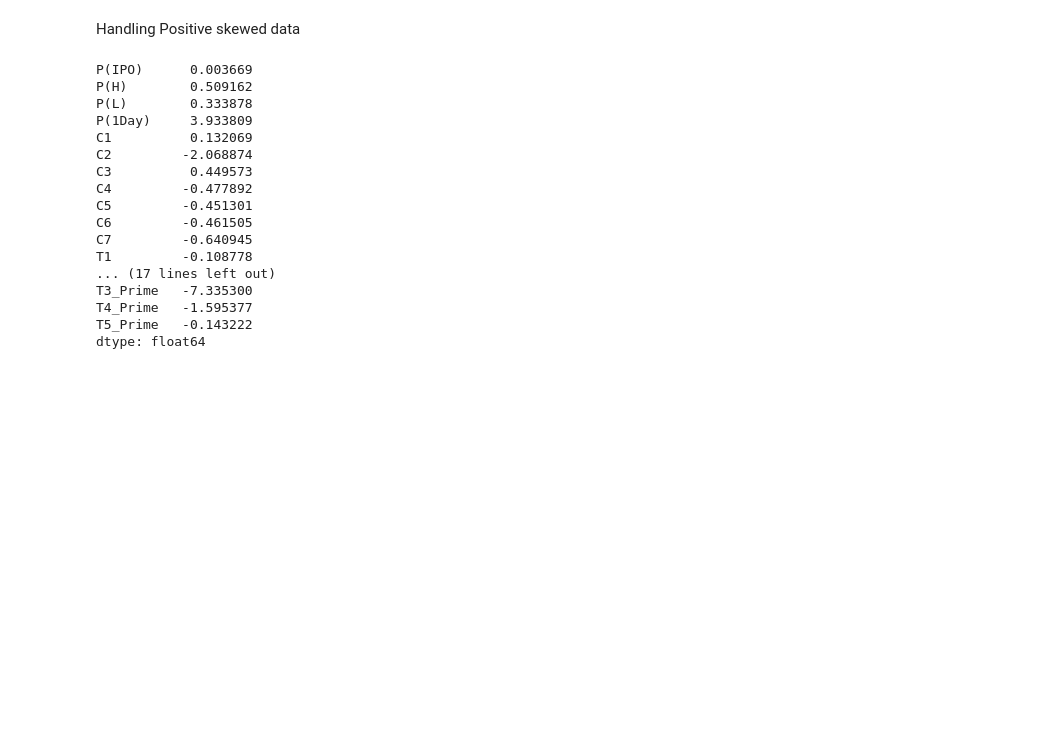
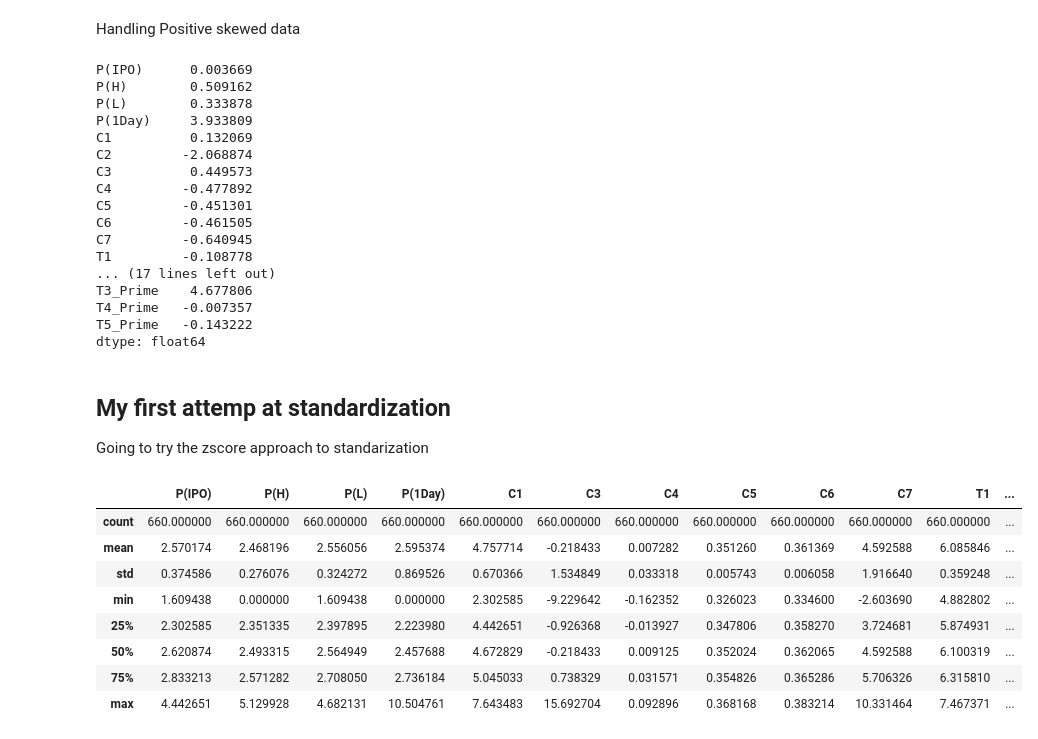
Before and after one commit to BA545-SP2019/2019-competition1-krb, a Jupyter notebook: main_brian2.ipynb, the cells around one changed output. Cells and saved outputs as stored; diff of their text form; code cells hidden in the pictures; blank space fills up the shorter version.

```diff
--- a/main_brian2.ipynb
+++ b/main_brian2.ipynb
@@ -379,6 +379,10 @@ for col in over_log:
 
 df['T4'] = np.sqrt(df['T4'])
 
+neg_skew = ['T3_Prime', 'T4_Prime']
+
+for col in neg_skew:
+    df[col]=df[col]**2
 
 df.skew()
 # %% [output]
@@ -395,7 +399,22 @@ C6         -0.461505
 C7         -0.640945
 T1         -0.108778
 ... (17 lines left out)
-T3_Prime   -7.335300
-T4_Prime   -1.595377
+T3_Prime    4.677806
+T4_Prime   -0.007357
 T5_Prime   -0.143222
 dtype: float64
+# %% [markdown]
+## My first attemp at standardization
+Going to try the zscore approach to standarization
+# %%
+df.describe()
+# %% [output]
+|  | P(IPO) | P(H) | P(L) | P(1Day) | C1 | C3 | C4 | C5 | C6 | C7 | T1 | ... |
+| count | 660.000000 | 660.000000 | 660.000000 | 660.000000 | 660.000000 | 660.000000 | 660.000000 | 660.000000 | 660.000000 | 660.000000 | 660.000000 | ... |
+| mean | 2.570174 | 2.468196 | 2.556056 | 2.595374 | 4.757714 | -0.218433 | 0.007282 | 0.351260 | 0.361369 | 4.592588 | 6.085846 | ... |
+| std | 0.374586 | 0.276076 | 0.324272 | 0.869526 | 0.670366 | 1.534849 | 0.033318 | 0.005743 | 0.006058 | 1.916640 | 0.359248 | ... |
+| min | 1.609438 | 0.000000 | 1.609438 | 0.000000 | 2.302585 | -9.229642 | -0.162352 | 0.326023 | 0.334600 | -2.603690 | 4.882802 | ... |
+| 25% | 2.302585 | 2.351335 | 2.397895 | 2.223980 | 4.442651 | -0.926368 | -0.013927 | 0.347806 | 0.358270 | 3.724681 | 5.874931 | ... |
+| 50% | 2.620874 | 2.493315 | 2.564949 | 2.457688 | 4.672829 | -0.218433 | 0.009125 | 0.352024 | 0.362065 | 4.592588 | 6.100319 | ... |
+| 75% | 2.833213 | 2.571282 | 2.708050 | 2.736184 | 5.045033 | 0.738329 | 0.031571 | 0.354826 | 0.365286 | 5.706326 | 6.315810 | ... |
+| max | 4.442651 | 5.129928 | 4.682131 | 10.504761 | 7.643483 | 15.692704 | 0.092896 | 0.368168 | 0.383214 | 10.331464 | 7.467371 | ... |
```
Also changed, not shown: parts of 8 cells of this notebook, 18 other files.
